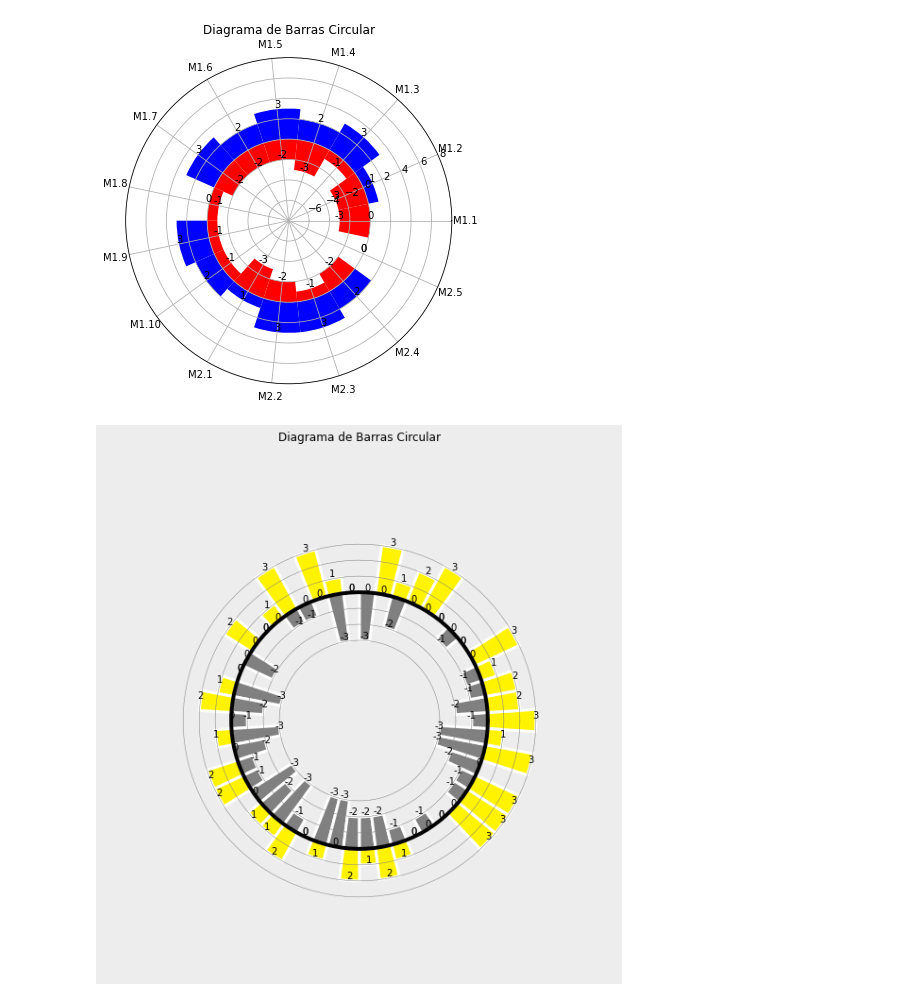
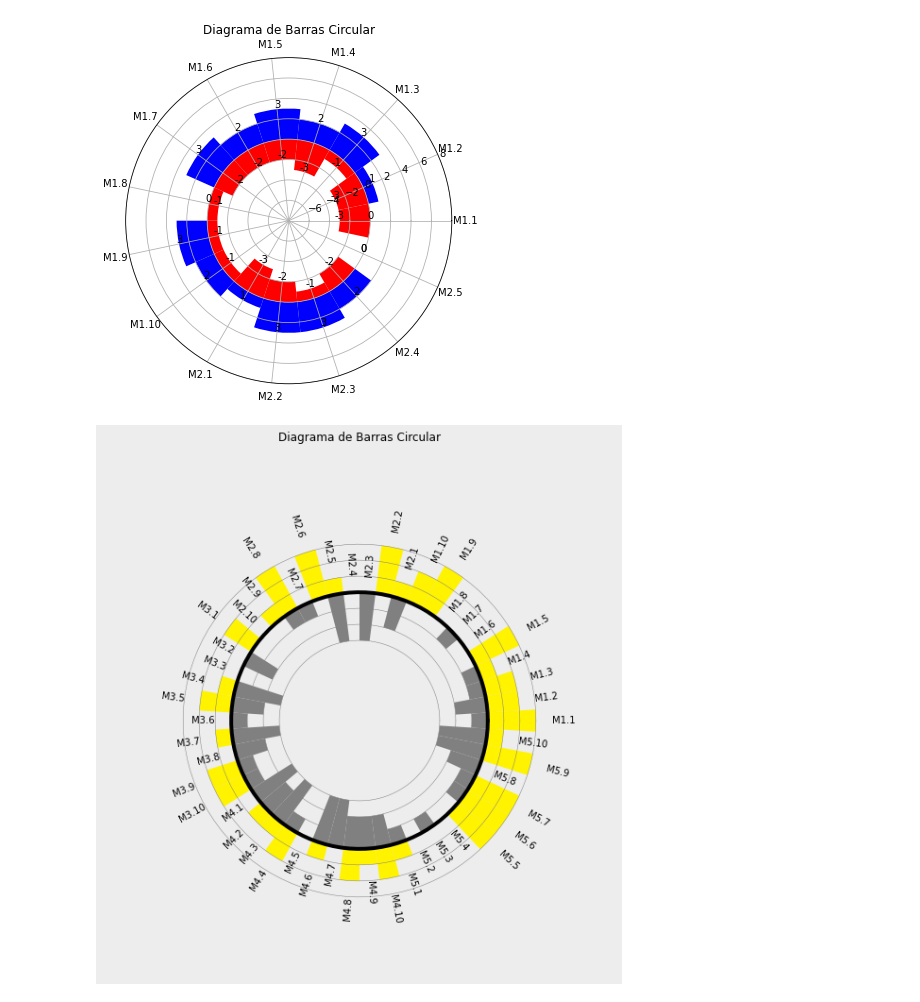
Before and after one commit to alejonaranjo83/mapa_conocimiento_v2, a Jupyter notebook: notebooks/1.2-alejo-simulandov2.ipynb, the cells around one changed output. Cells and saved outputs as stored; diff of their text form; code cells hidden in the pictures.

```diff
--- a/notebooks/1.2-alejo-simulandov2.ipynb
+++ b/notebooks/1.2-alejo-simulandov2.ipynb
@@ -700,33 +700,77 @@ negative_values = df_negativos["Value"].tolist()
 missions = df_positivos["Mision"].tolist()
 
 # Configuración del gráfico polar
-fig = plt.figure(figsize=(20, 10))
-ax = fig.add_subplot(111, polar=True)
+#fig = plt.figure(figsize=(20, 10))
+# ax = fig.add_subplot(111, polar=True)
+
+# ax.set_ylim(-8, 8)
+
+# Calcular el ángulo y la longitud de las barras (2*Pi = 360°)
+theta = np.linspace(0.0, 2 * np.pi, len(missions), endpoint=False)
+width = (2 * np.pi) / len(positive_values)
+
+
+# Determinando donde empiezan las barras
+#offset = np.pi / 2 # esto equivale a 90 grados
+
+# Initialize Figure and Axis
+fig, ax = plt.subplots(figsize=(20, 10), subplot_kw={"projection": "polar"})
+
+#ax.set_theta_offset(offset)
 
 ax.set_ylim(-8, 8)
 
-# Calcular el ángulo y la longitud de las barras
-theta = np.linspace(0.0, 2 * np.pi, len(missions), endpoint=False)
-width = (2 * np.pi) / len(positive_values)
 
 # Graficar las barras positivas hacia afuera del gráfico
-bars_pos = ax.bar(theta, positive_values, width=width, color='#FFF300', edgecolor='white', linewidth=3)
+# bars_pos = ax.bar(theta, positive_values, width=width, color='#FFF300', edgecolor='white', linewidth=3)
+bars_pos = ax.bar(
+    x=theta,
+    height=positive_values,
+    width=width,
+    color='#FFF300', )
+    # edgecolor='white',
+    # linewidth=3)
 
 # Graficar las barras negativas hacia el interior del gráfico
-bars_neg = ax.bar(theta, negative_values, width=width, color='gray', edgecolor='white', linewidth=3)
+bars_neg = ax.bar(
+    x=theta,
+    height=negative_values,
+    width=width,
+    color='gray', )
+    # edgecolor='white',
+    # linewidth=3)
 
 # Configuración de las etiquetas y leyendas
 ax.set_xticks(theta)
 ax.set_xticklabels(missions)
 
-# Agregar valores a las barras
-for bar, value in zip(bars_pos, positive_values):
-    height = bar.get_height()
-    ax.text(bar.get_x() + bar.get_width() / 2, height, value, ha='center', va='bottom')
+# Espacio entre etiquetas y gráfico
+labelPadding = 0.5
 
-for bar, value in zip(bars_neg, negative_values):
-    height = bar.get_height()
-    ax.text(bar.get_x() + bar.get_width() / 2, height, value, ha='center', va='bottom')
+
+# Add labels
+for bar, angle, height, label in zip(bars_pos,theta, positive_values, df_positivos["Name"]):
+
+    # Labels are rotated. Rotation must be specified in degrees :(
+    rotation = np.rad2deg(angle)
+
+    # Flip some labels upside down
+    alignment = ""
+    if angle >= np.pi/2 and angle < 3*np.pi/2:
+        alignment = "right"
+        rotation = rotation + 180
+    else:
+        alignment = "left"
+
+    # Finally add the labels
+    ax.text(
+        x=angle,
+        y=0.5 + bar.get_height() + labelPadding,
+        s=label,
+        ha=alignment,
+        va='center',
+        rotation=rotation,
+        rotation_mode="anchor")
 
 
 
@@ -737,7 +781,6 @@ radio_circulo = 0
 theta = np.linspace(0, 2 * np.pi, 100)
 r = np.full_like(theta, radio_circulo)
 ax.plot(theta, r, color='black', linewidth=4)
-
 
 # Círculos de referencia
 radio_c1 = 1
@@ -755,32 +798,34 @@ ax.plot(theta, r3, color='gray', linewidth=0.5, linestyle='-')
 radio_c_1 = -1
 r_1 = np.full_like(theta, radio_c_1)
 ax.plot(theta, r_1, color='gray', linewidth=0.5, linestyle='-')
 
 radio_c_2 = -2
 r_2 = np.full_like(theta, radio_c_2)
 ax.plot(theta, r_2, color='gray', linewidth=0.5, linestyle='-')
 
 radio_c_3 = -3
 r_3 = np.full_like(theta, radio_c_3)
 ax.plot(theta, r_3, color='gray', linewidth=0.5, linestyle='-')
 
 
 # Eliminar el borde en línea negra
 ax.spines['polar'].set_visible(False)
 
-# remove grid
+
+
+# remover grid
 plt.axis('off')
 
 # Título del gráfico
 ax.set_title('Diagrama de Barras Circular')
 
 # Ajustando color de fondo en figura and axis
 ax.patch.set_facecolor('#ededed')
 fig.patch.set_facecolor('#ededed')
 
 
 
 # Mostrar el gráfico
 plt.show()
 # %% [output]
-[figure, old version]
+[figure, new version]
```
Also changed, not shown: parts of 4 cells of this notebook.
